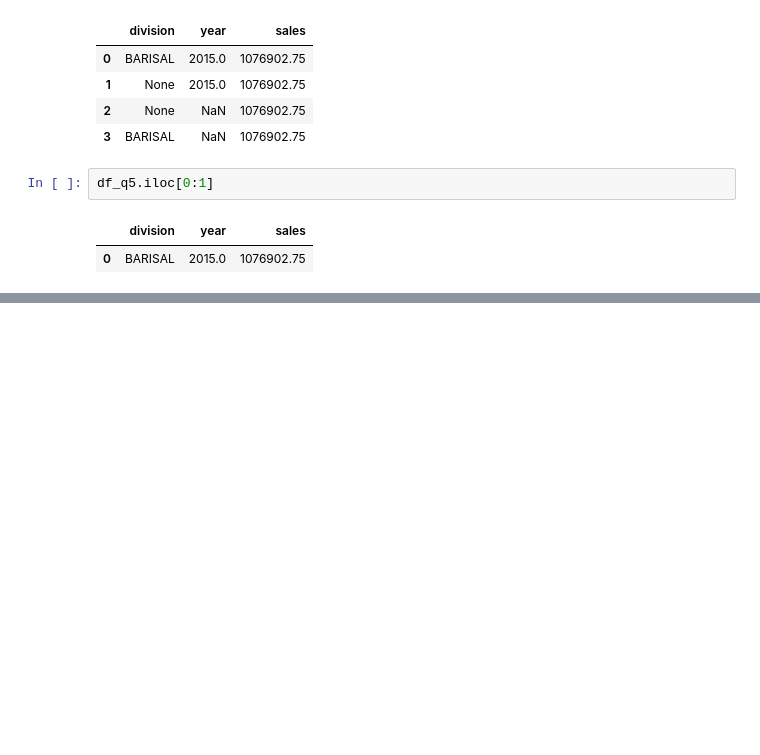
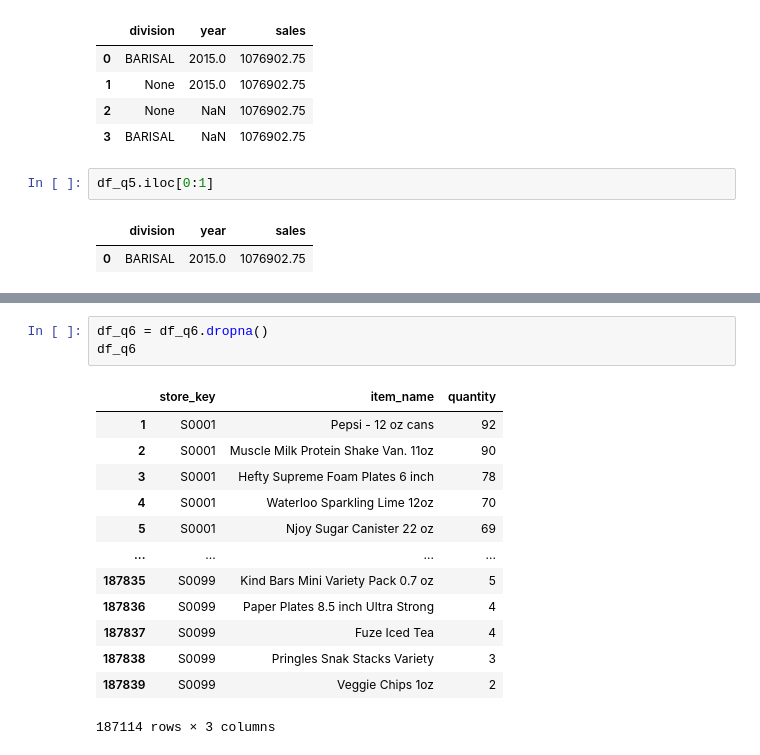
Before and after one commit to esrdlab-vinternship/HDA-Buet-vtraining-23, a Jupyter notebook: notebook/analytics/Olap.ipynb, the cells around one changed output, grey strips where cells are left out. Cells and saved outputs as stored; diff of their text form; blank space fills up the shorter version.

```diff
--- a/notebook/analytics/Olap.ipynb
+++ b/notebook/analytics/Olap.ipynb
@@ -559,0 +610,17 @@ df_q5.iloc[0:1]
+# %%
+df_q6 = df_q6.dropna()
+df_q6
+# %% [output]
+|  | store_key | item_name | quantity |
+| 1 | S0001 | Pepsi - 12 oz cans | 92 |
+| 2 | S0001 | Muscle Milk Protein Shake Van. 11oz | 90 |
+| 3 | S0001 | Hefty Supreme Foam Plates 6 inch | 78 |
+| 4 | S0001 | Waterloo Sparkling Lime 12oz | 70 |
+| 5 | S0001 | Njoy Sugar Canister 22 oz | 69 |
+| ... | ... | ... | ... |
+| 187835 | S0099 | Kind Bars Mini Variety Pack 0.7 oz | 5 |
+| 187836 | S0099 | Paper Plates 8.5 inch Ultra Strong | 4 |
+| 187837 | S0099 | Fuze Iced Tea | 4 |
+| 187838 | S0099 | Pringles Snak Stacks Variety | 3 |
+| 187839 | S0099 | Veggie Chips 1oz | 2 |
+187114 rows × 3 columns
```
Also changed, not shown: parts of 6 cells of this notebook.
